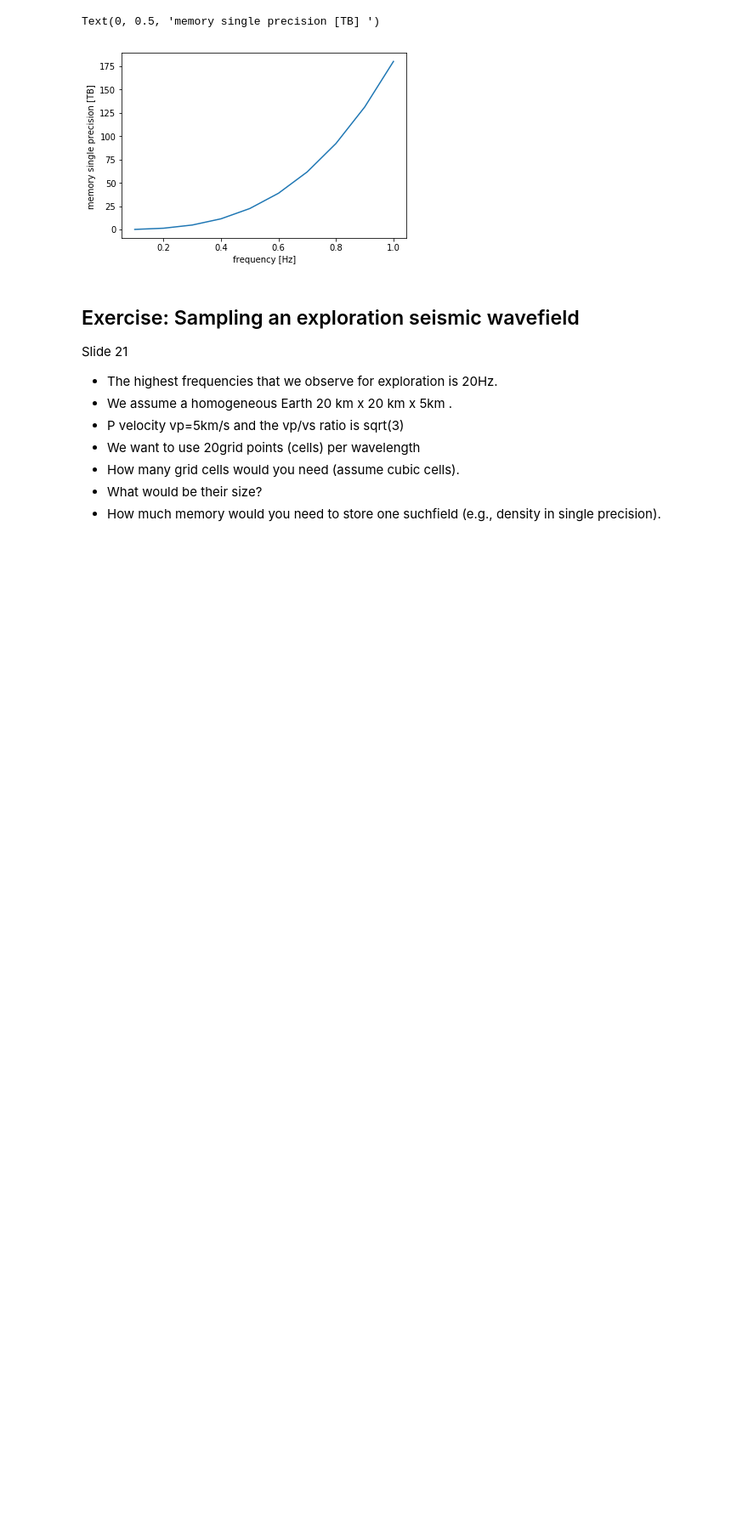
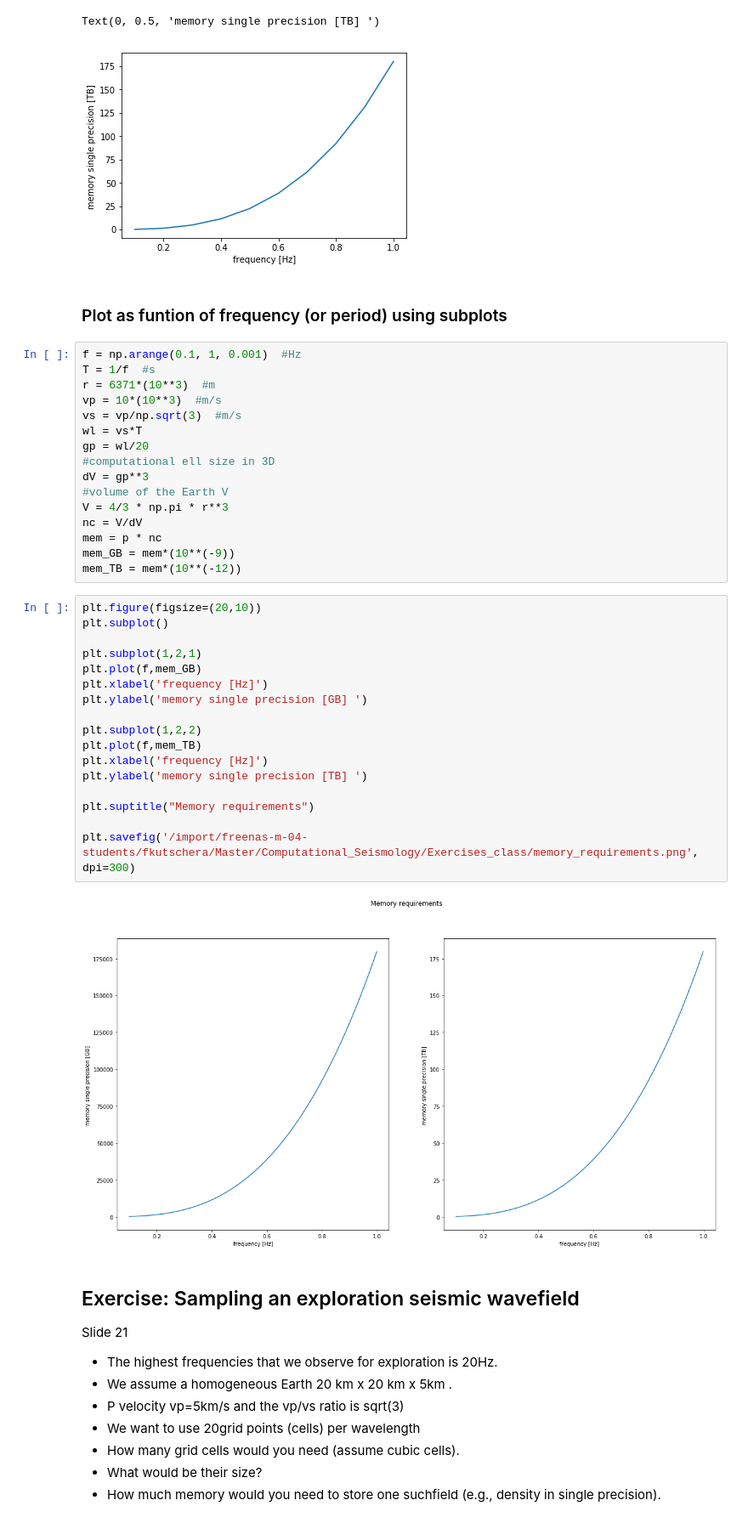
Before and after one commit to fabian-kutschera/Computational_Seismology, a Jupyter notebook: Exercises_class/Intro_Lecture.ipynb, the cells around one changed output. Shown at 85% size. Cells and saved outputs as stored; diff of their text form; blank space fills up the shorter version.

Commit message:
add memory requirement subplot

```diff
--- a/Exercises_class/Intro_Lecture.ipynb
+++ b/Exercises_class/Intro_Lecture.ipynb
@@ -86,6 +86,43 @@ plt.ylabel('memory single precision [TB] ')
 # %% [output]
 Text(0, 0.5, 'memory single precision [TB] ')
 [figure]
+# %% [markdown]
+### Plot as funtion of frequency (or period) using subplots
+# %%
+f = np.arange(0.1, 1, 0.001)  #Hz
+T = 1/f  #s
+r = 6371*(10**3)  #m
+vp = 10*(10**3)  #m/s
+vs = vp/np.sqrt(3)  #m/s
+wl = vs*T
+gp = wl/20
+#computational ell size in 3D
+dV = gp**3
+#volume of the Earth V
+V = 4/3 * np.pi * r**3
+nc = V/dV
+mem = p * nc
+mem_GB = mem*(10**(-9))
+mem_TB = mem*(10**(-12))
+# %%
+plt.figure(figsize=(20,10))
+plt.subplot()
+
+plt.subplot(1,2,1)
+plt.plot(f,mem_GB)
+plt.xlabel('frequency [Hz]')
+plt.ylabel('memory single precision [GB] ')
+
+plt.subplot(1,2,2)
+plt.plot(f,mem_TB)
+plt.xlabel('frequency [Hz]')
+plt.ylabel('memory single precision [TB] ')
+
+plt.suptitle("Memory requirements")
+
+plt.savefig('/import/freenas-m-04-students/fkutschera/Master/Computational_Seismology/Exercises_class/memory_requirements.png', dpi=300)
+# %% [output]
+[figure, added]
 # %% [markdown]
 ## Exercise: Sampling an exploration seismic wavefield
 
```
Also changed, not shown: 1 other file.
